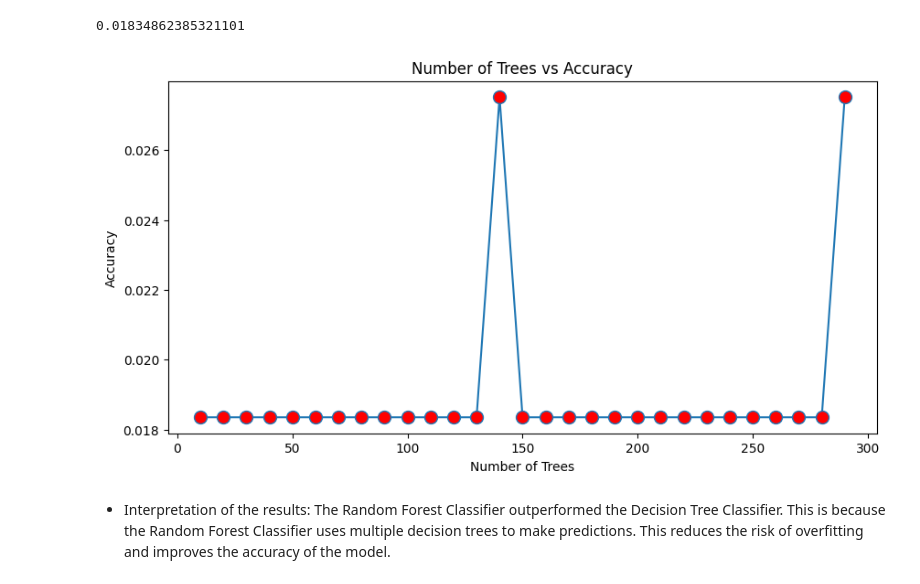
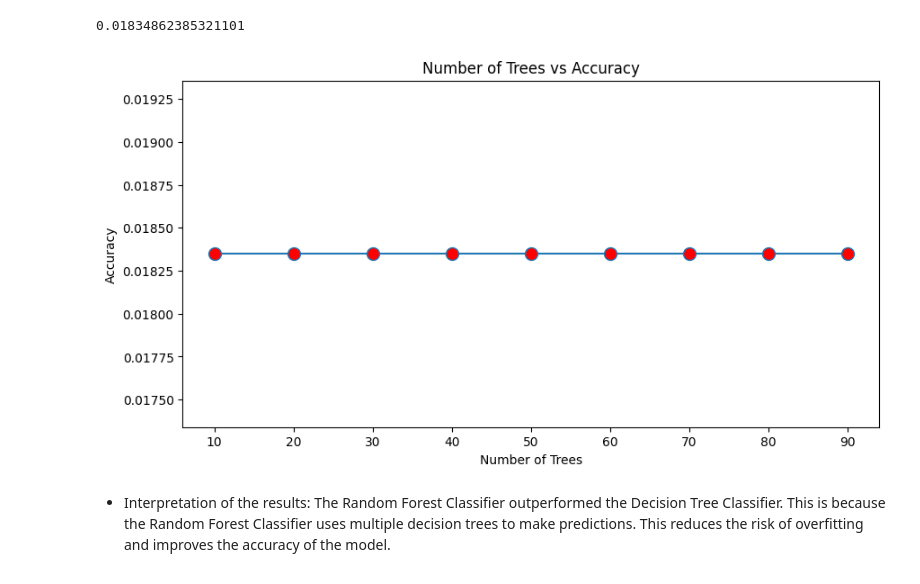
Before and after one commit to sgmalik/ML-Final-Project, a Jupyter notebook: main.ipynb, the cells around one changed output. Drawn from its saved outputs; the diff is of its cells as text; code cells hidden in the pictures.

```diff
--- a/main.ipynb
+++ b/main.ipynb
@@ -262,13 +272,15 @@ The model's performance is moderate. There might be room for improvement.
 * Experiment with polynomial features
 # %%
 # Implement polynomial features to improve the model
+polyModel = LinearRegression()
+polyModel.fit(X_train, y_train)
 poly = PolynomialFeatures(degree=2)
 X_train_poly = poly.fit_transform(X_train)
 X_test_poly = poly.fit_transform(X_test)
 # Train the model
-model.fit(X_train_poly, y_train)
+polyModel.fit(X_train_poly, y_train)
 # Predict the target variable for the training data
-y_pred_poly = model.predict(X_train_poly)
+y_pred_poly = polyModel.predict(X_train_poly)
 # Display predicted price vs actual price
 print(pd.DataFrame({'Actual': y_train, 'Predicted': y_pred_poly}))
 # %% [output]
@@ -365,7 +377,7 @@ The model's performance is good, but could potentially be improved.
 * Ridge Regression: adds a penalty proportion to the square of feature weights, penalizing large weights without making them 0.
 # %%
 # Implement ridge regularization to improve the model
-ridge = Ridge(alpha=0.5) # alpha is the regularization strength, higher values of alpha will increase the penalty for coefficients
+ridge = Ridge(alpha=1) # alpha is the regularization strength, higher values of alpha will increase the penalty for coefficients, ran cross validation and got value of 1 as optimal value
 # Train the model
 ridge.fit(X_train_poly, y_train)
 # Predict the target variable for the training data
@@ -459,7 +471,7 @@ The model's performance is good, but could potentially be improved.
 * Lasso Regression: adds a penalty priportional to the absolute value of the feature weights, encouraging sparsity by forcing some weights to 0, automatically doing feature selection for less important features
 # %%
 # Implement lasso regularization to improve the model
-lasso = Lasso(alpha=0.5) # alpha is the regularization strength, higher values of alpha will increase the penalty for coefficients
+lasso = Lasso(alpha=1) # alpha is the regularization strength, higher values of alpha will increase the penalty for coefficients, ran cross validation and got value of 1 as optimal value
 # Train the model
 lasso.fit(X_train_poly, y_train)
 # Predict the target variable for the training data
@@ -590,20 +602,20 @@ print(accuracy) # Display the accuracy of the model
 0.01834862385321101
 # %%
 scores = [] # Create an empty list to store the scores
-for i in range(10, 300, 10): #iterate through different sizes of trees
+for i in range(10, 100, 10): #iterate through different sizes of trees
     rfc = RandomForestClassifier(n_estimators=i, random_state=0) # Create a Random Forest Classifier with a maximum number of features
     rfc.fit(X_train, y_train) # Train the model
     scores.append(rfc.score(X_test, y_test)) # Test the model and append the score to the list
 # %%
 # Visualize the results
 plt.figure(figsize=(10, 5))
-plt.plot(range(10, 300, 10), scores, marker='o', markerfacecolor='red', markersize=10)
+plt.plot(range(10, 100, 10), scores, marker='o', markerfacecolor='red', markersize=10)
 plt.xlabel('Number of Trees')
 plt.ylabel('Accuracy')
 plt.title('Number of Trees vs Accuracy')
 plt.show()
 # %% [output]
-[figure, old version]
+[figure, new version]
 # %% [markdown]
 * Interpretation of the results:
 The Random Forest Classifier outperformed the Decision Tree Classifier. This is because the Random Forest Classifier uses multiple decision trees to make predictions. This reduces the risk of overfitting and improves the accuracy of the model.
```
Also changed, not shown: parts of 15 cells of this notebook.
